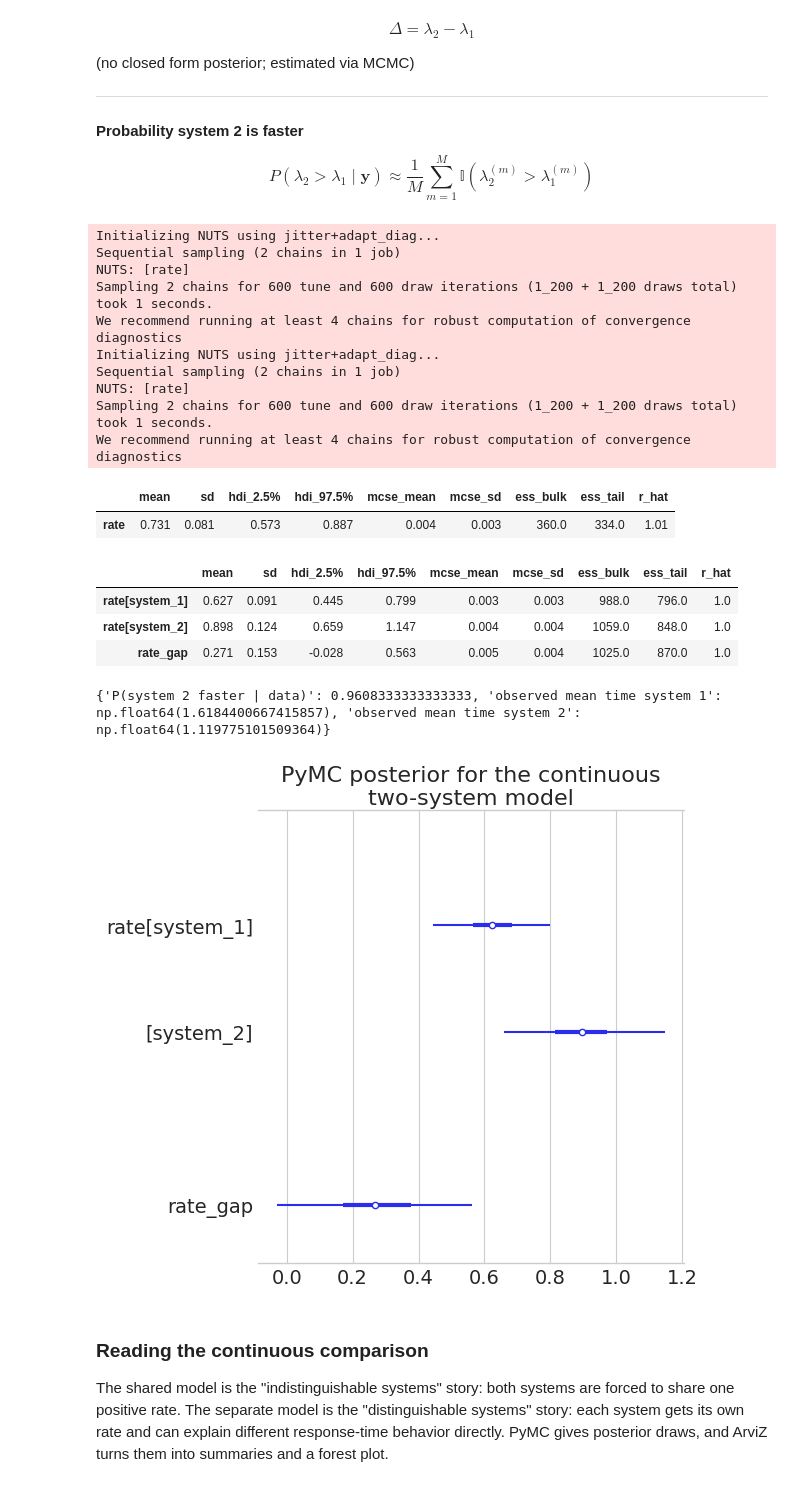
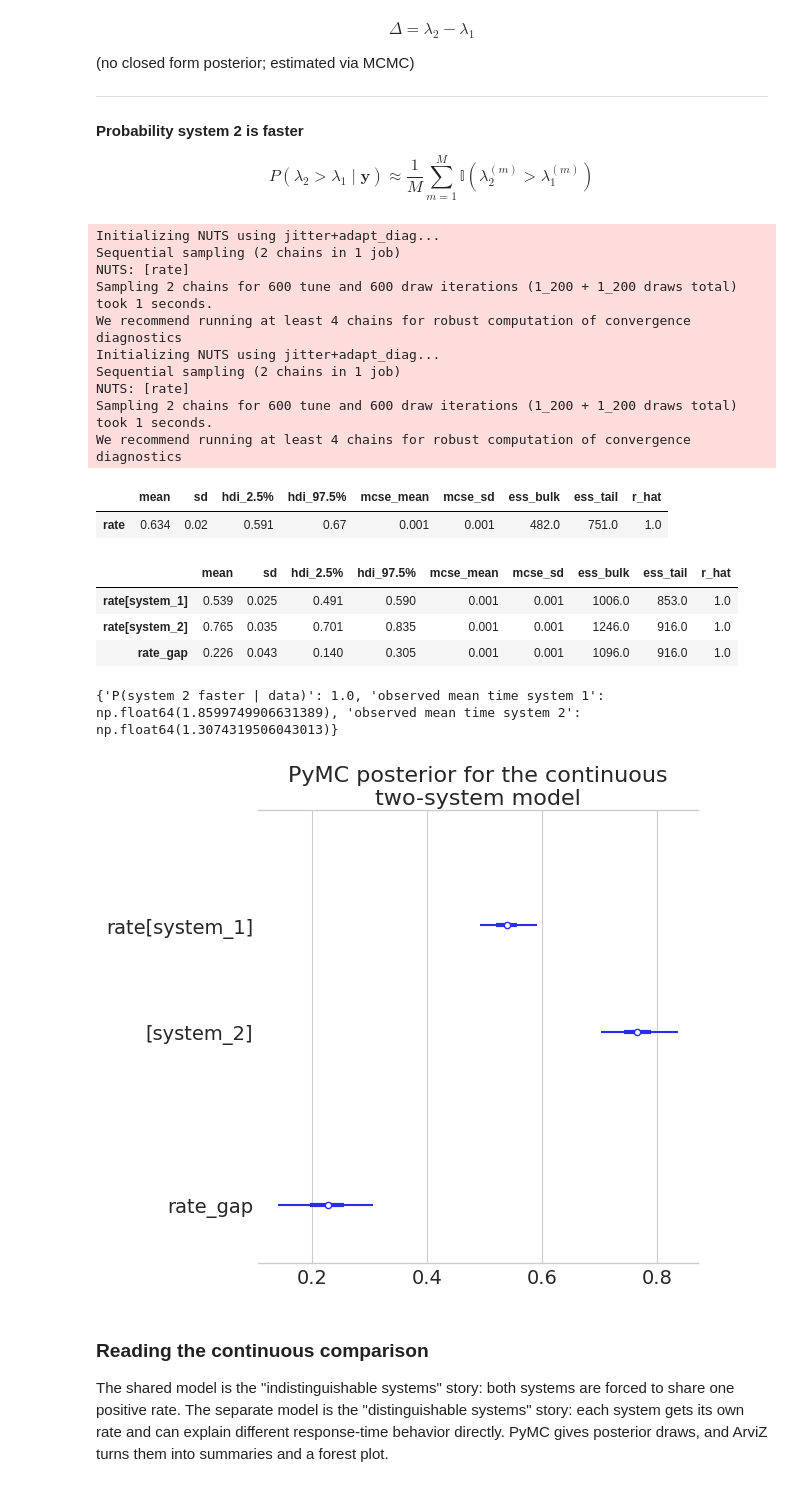
Before and after one commit to Moryuss/Digital_Transformation_2025, a Jupyter notebook: dt_lession_6/Bayesian_Statistics_Lab_DT2026.ipynb, the cells around one changed output. Saved outputs shown, nothing was run; the diff lists cells and outputs as text; code cells hidden in the pictures.

```diff
--- a/dt_lession_6/Bayesian_Statistics_Lab_DT2026.ipynb
+++ b/dt_lession_6/Bayesian_Statistics_Lab_DT2026.ipynb
@@ -679,8 +679,8 @@ $$
 # PyMC samples the posterior with NUTS; ArviZ summarizes the draws.
 cont_rng = np.random.default_rng(SEED + 101)
 
-cont_n_1 = 45
-cont_n_2 = 45
+cont_n_1 = 450
+cont_n_2 = 450
 cont_rate_1_true = 0.55
 cont_rate_2_true = 0.80
 
@@ -730,39 +730,39 @@ cont_rate_draws = (
     cont_idata_separate.posterior["rate"]
     .stack(sample=("chain", "draw"))
     .transpose("sample", "system")
     .values
 )
 cont_prob_system_2_faster = float(np.mean(cont_rate_draws[:, 1] > cont_rate_draws[:, 0]))
 
 print(
     {
         "P(system 2 faster | data)": cont_prob_system_2_faster,
         "observed mean time system 1": cont_times_1.mean(),
         "observed mean time system 2": cont_times_2.mean(),
     }
 )
 
 az.plot_forest(cont_idata_separate, var_names=["rate", "rate_gap"], combined=True, hdi_prob=0.95)
 plt.title("PyMC posterior for the continuous two-system model");
 # %% [output]
 Initializing NUTS using jitter+adapt_diag...
 Sequential sampling (2 chains in 1 job)
 NUTS: [rate]
 Sampling 2 chains for 600 tune and 600 draw iterations (1_200 + 1_200 draws total) took 1 seconds.
 We recommend running at least 4 chains for robust computation of convergence diagnostics
 Initializing NUTS using jitter+adapt_diag...
 Sequential sampling (2 chains in 1 job)
 NUTS: [rate]
 Sampling 2 chains for 600 tune and 600 draw iterations (1_200 + 1_200 draws total) took 1 seconds.
 We recommend running at least 4 chains for robust computation of convergence diagnostics
 |  | mean | sd | hdi_2.5% | hdi_97.5% | mcse_mean | mcse_sd | ess_bulk | ess_tail | r_hat |
-| rate | 0.731 | 0.081 | 0.573 | 0.887 | 0.004 | 0.003 | 360.0 | 334.0 | 1.01 |
+| rate | 0.634 | 0.02 | 0.591 | 0.67 | 0.001 | 0.001 | 482.0 | 751.0 | 1.0 |
 |  | mean | sd | hdi_2.5% | hdi_97.5% | mcse_mean | mcse_sd | ess_bulk | ess_tail | r_hat |
-| rate[system_1] | 0.627 | 0.091 | 0.445 | 0.799 | 0.003 | 0.003 | 988.0 | 796.0 | 1.0 |
-| rate[system_2] | 0.898 | 0.124 | 0.659 | 1.147 | 0.004 | 0.004 | 1059.0 | 848.0 | 1.0 |
-| rate_gap | 0.271 | 0.153 | -0.028 | 0.563 | 0.005 | 0.004 | 1025.0 | 870.0 | 1.0 |
+| rate[system_1] | 0.539 | 0.025 | 0.491 | 0.590 | 0.001 | 0.001 | 1006.0 | 853.0 | 1.0 |
+| rate[system_2] | 0.765 | 0.035 | 0.701 | 0.835 | 0.001 | 0.001 | 1246.0 | 916.0 | 1.0 |
+| rate_gap | 0.226 | 0.043 | 0.140 | 0.305 | 0.001 | 0.001 | 1096.0 | 916.0 | 1.0 |
-{'P(system 2 faster | data)': 0.9608333333333333, 'observed mean time system 1': np.float64(1.6184400667415857), 'observed mean time system 2': np.float64(1.119775101509364)}
+{'P(system 2 faster | data)': 1.0, 'observed mean time system 1': np.float64(1.8599749906631389), 'observed mean time system 2': np.float64(1.3074319506043013)}
-[figure, old version]
+[figure, new version]
 # %% [markdown]
 ### Reading the continuous comparison
 
```
Also changed, not shown: parts of 2 cells of this notebook.
